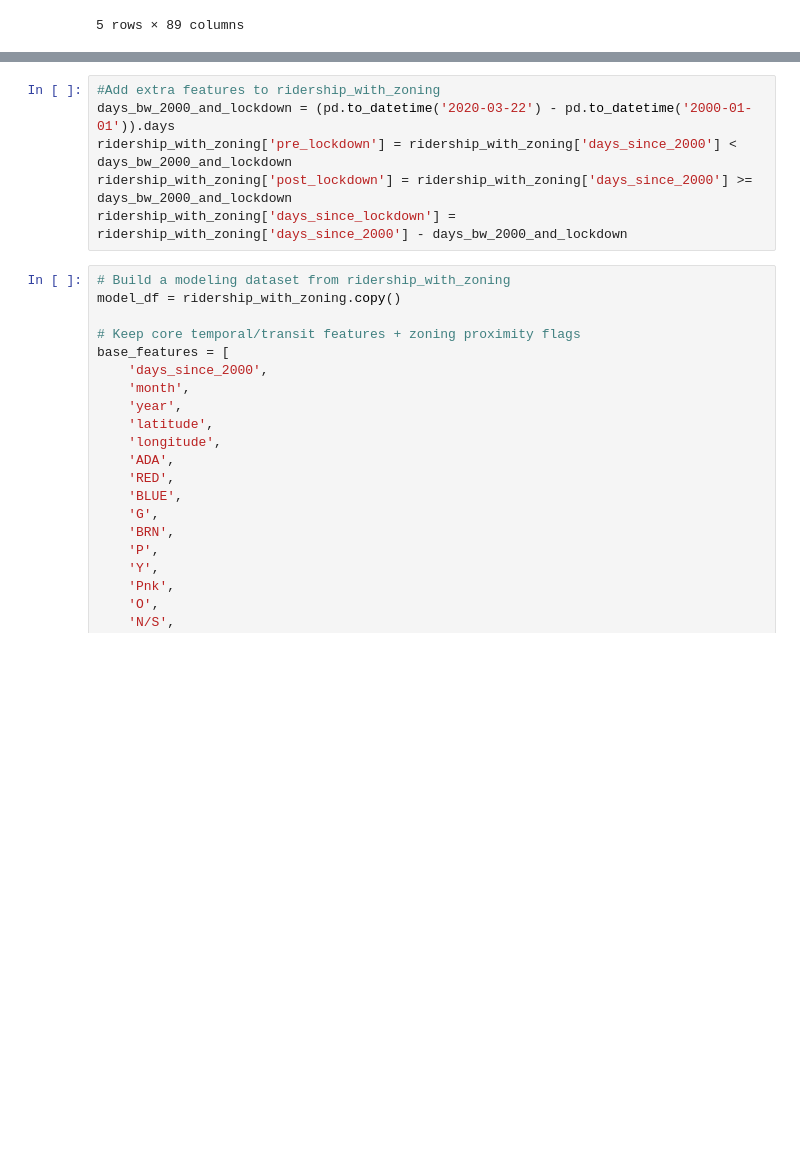
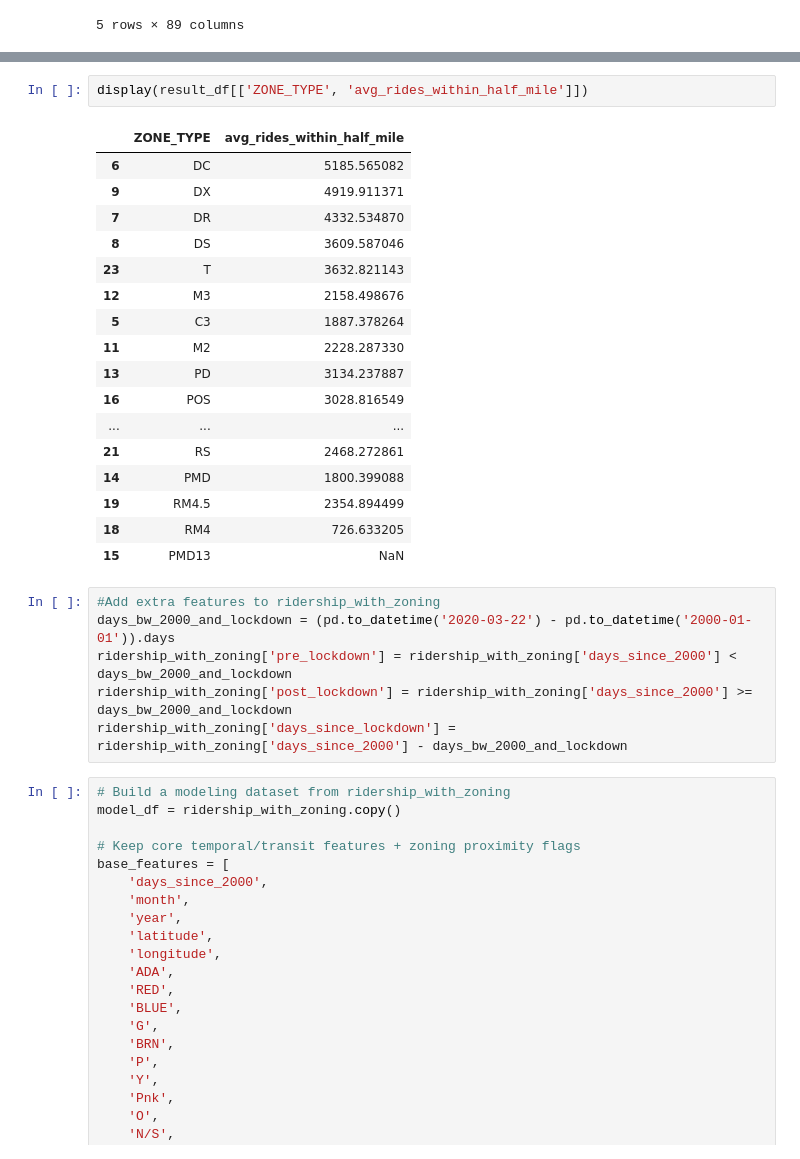
Before and after one commit to azcao95/cta-ridership-w2026-mads-milestone-2, a Jupyter notebook: ridership.ipynb, the cells around one changed output, grey strips where cells are left out. Cells and saved outputs as stored; diff of their text form; blank space fills up the shorter version.

```diff
--- a/ridership.ipynb
+++ b/ridership.ipynb
@@ -598,3 +637,23 @@ display(result_df)
+# %%
+display(result_df[['ZONE_TYPE', 'avg_rides_within_half_mile']])
+# %% [output]
+|  | ZONE_TYPE | avg_rides_within_half_mile |
+| 6 | DC | 5185.565082 |
+| 9 | DX | 4919.911371 |
+| 7 | DR | 4332.534870 |
+| 8 | DS | 3609.587046 |
+| 23 | T | 3632.821143 |
+| 12 | M3 | 2158.498676 |
+| 5 | C3 | 1887.378264 |
+| 11 | M2 | 2228.287330 |
+| 13 | PD | 3134.237887 |
+| 16 | POS | 3028.816549 |
+| ... | ... | ... |
+| 21 | RS | 2468.272861 |
+| 14 | PMD | 1800.399088 |
+| 19 | RM4.5 | 2354.894499 |
+| 18 | RM4 | 726.633205 |
+| 15 | PMD13 | NaN |
 # %%
 #Add extra features to ridership_with_zoning
 days_bw_2000_and_lockdown = (pd.to_datetime('2020-03-22') - pd.to_datetime('2000-01-01')).days
```
Also changed, not shown: parts of 10 cells of this notebook.
